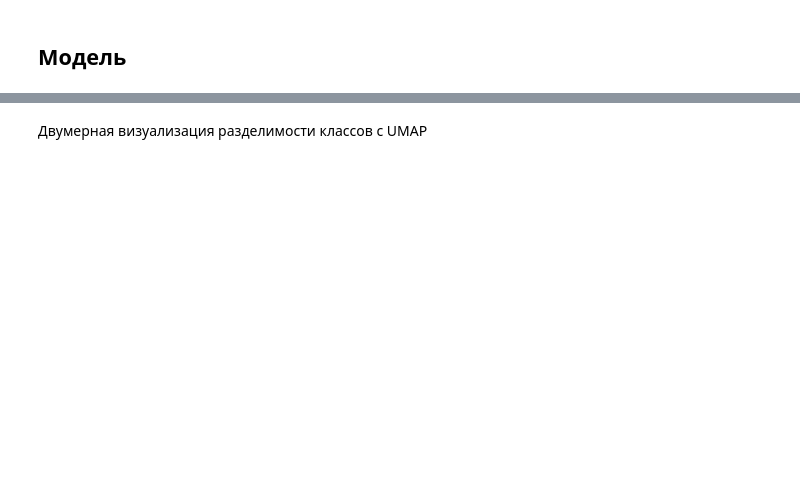
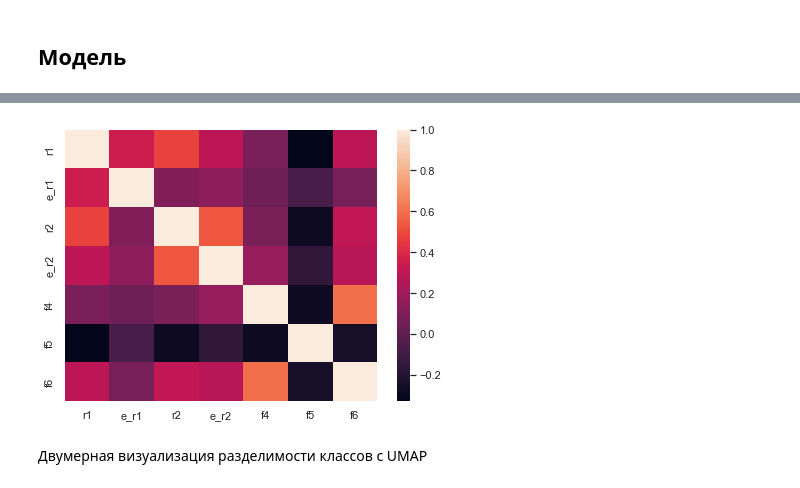
Before and after one commit to EA4096/xMatch, a Jupyter notebook: model.ipynb, the cells around one changed output, grey strips where cells are left out. Drawn from its saved outputs; the diff is of its cells as text; code cells hidden in the pictures; blank space fills up the shorter version.

```diff
--- a/model.ipynb
+++ b/model.ipynb
@@ -217 +334,10 @@ from sklearn.metrics import confusion_matrix, fbeta_score
+# %%
+X_upd = X.drop(['f1', 'f2', 'f3'], axis=1)
+
+cor_upd = X_upd.corr()
+
+sns.heatmap(cor_upd)
+sns.set(rc = {'figure.figsize':(7, 5)})
+# %% [output]
+[figure, added]
 # %%
```
Also changed, not shown: parts of 37 cells of this notebook.
